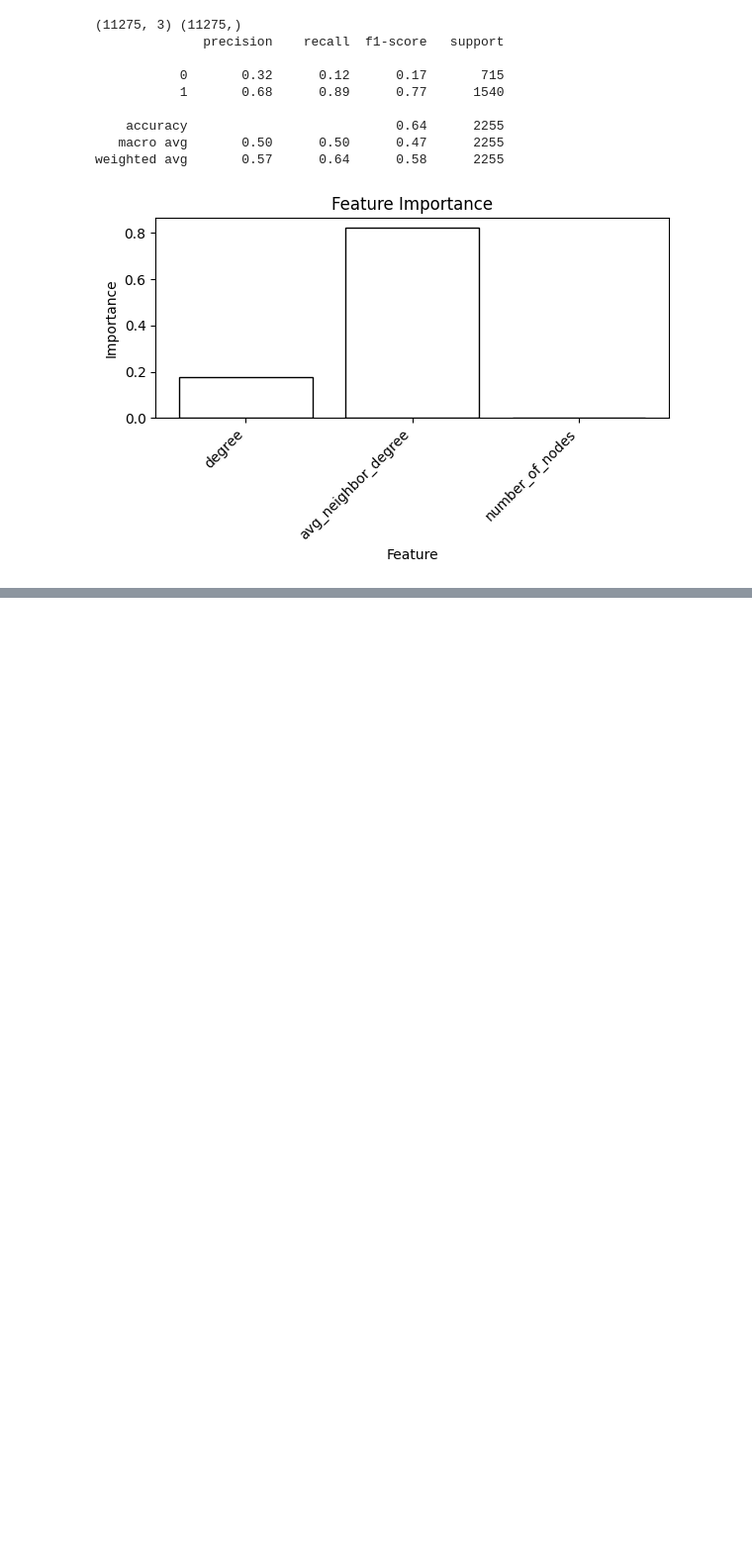
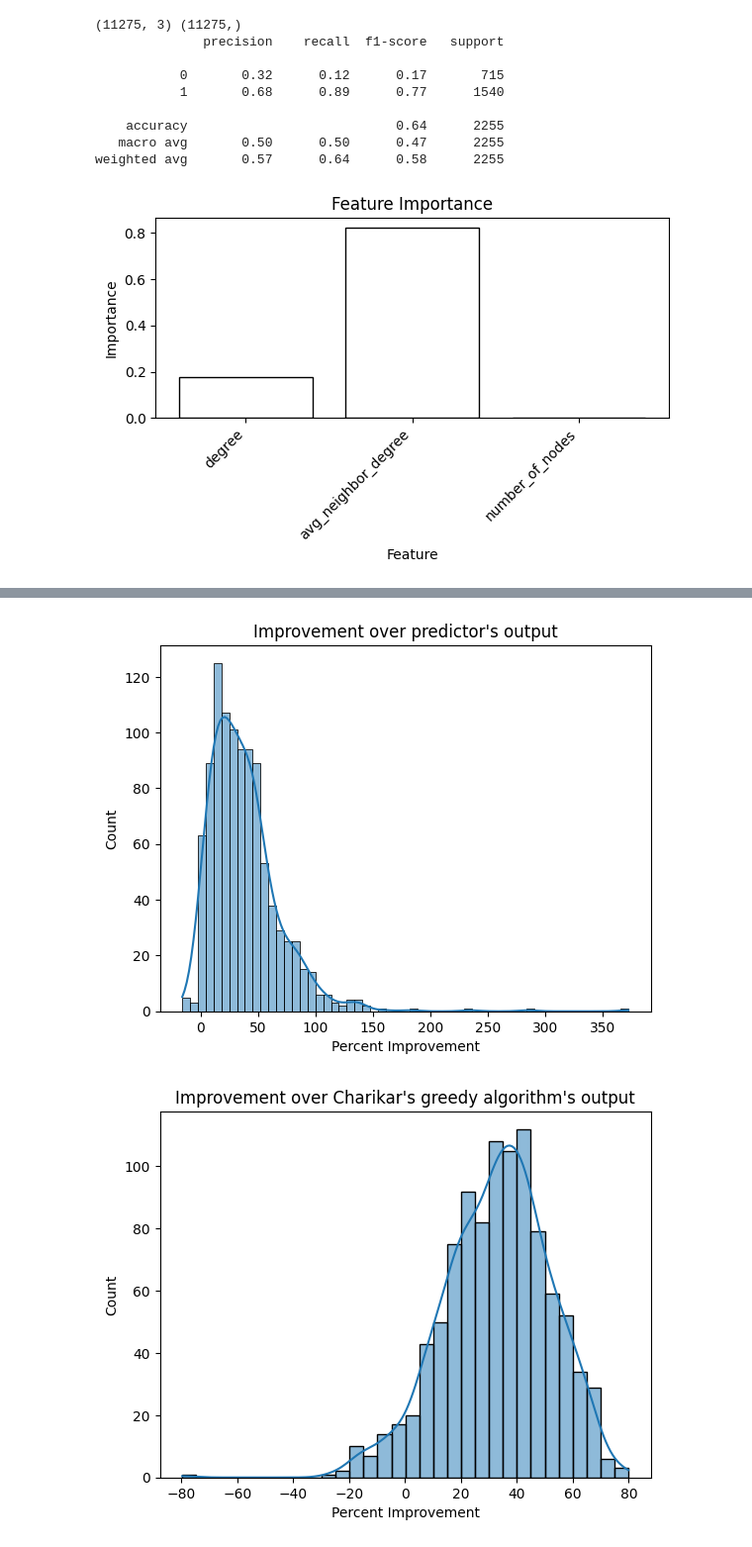
Before and after one commit to hoavu-cs/learning-augmented-densest-subgraph, a Jupyter notebook: augmented-ds.ipynb, the cells around one changed output, grey strips where cells are left out. Shown at 99% size. Cells and saved outputs as stored; diff of their text form; code cells hidden in the pictures; blank space fills up the shorter version.

```diff
--- a/augmented-ds.ipynb
+++ b/augmented-ds.ipynb
@@ -341,0 +409,15 @@ Average % improvement over Charikar peeling: 31.20%
+# %%
+import seaborn as sns
+
+sns.histplot(improvement_over_non_aug, kde=True)
+plt.title("Improvement over predictor's output")
+plt.xlabel("Percent Improvement")
+plt.show()
+
+sns.histplot(improvement_over_peeling, kde=True)
+plt.title("Improvement over Charikar's greedy algorithm's output")
+plt.xlabel("Percent Improvement")
+plt.show()
+# %% [output]
+[figure, added]
+[figure, added]
```
Also changed, not shown: parts of 3 cells of this notebook.
